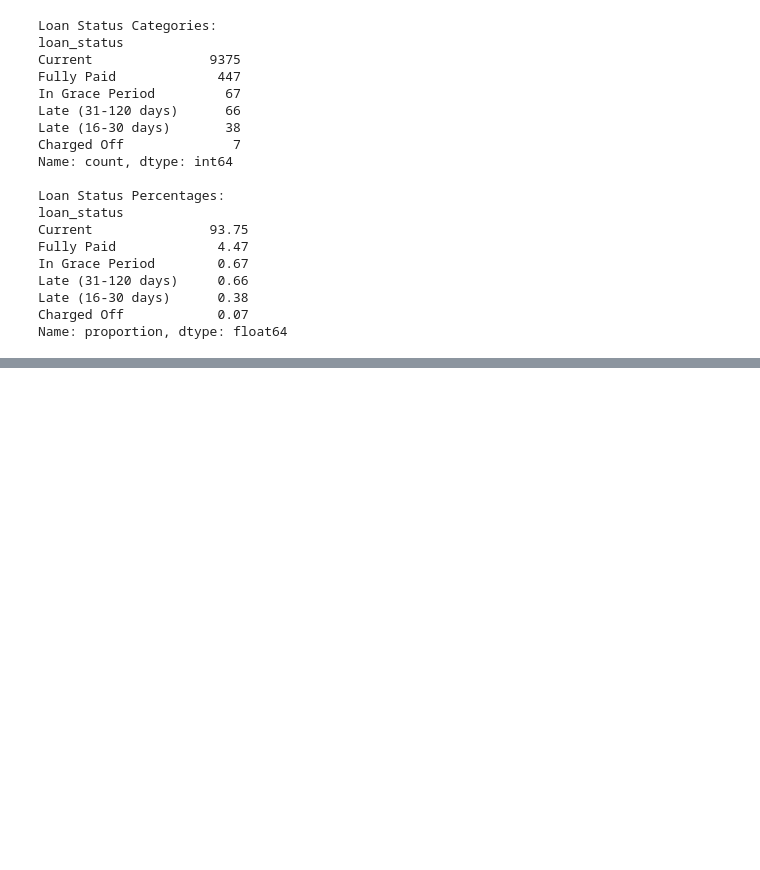
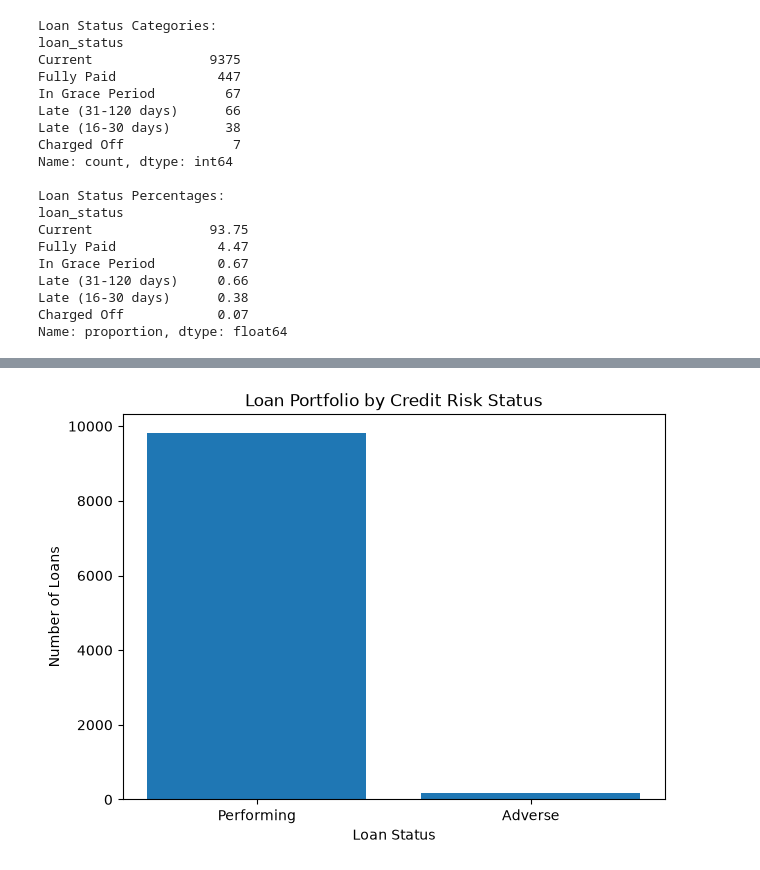
Before and after one commit to That-DataGirly/fintech-credit-risk-analysis, a Jupyter notebook: notebooks/fintech_credit_risk_analysis.ipynb, the cells around one changed output, grey strips where cells are left out. Drawn from its saved outputs; the diff is of its cells as text; code cells hidden in the pictures; blank space fills up the shorter version.

Commit message:
Complete fintech credit risk analysis project

```diff
--- a/notebooks/fintech_credit_risk_analysis.ipynb
+++ b/notebooks/fintech_credit_risk_analysis.ipynb
@@ -346,0 +409,19 @@ Name: proportion, dtype: float64
+# %%
+# Visualize performing vs adverse loans
+
+risk_labels = (
+    df_clean["credit_risk"]
+    .map({0: "Performing", 1: "Adverse"})
+    .value_counts()
+)
+
+plt.figure(figsize=(7, 5))
+plt.bar(risk_labels.index, risk_labels.values)
+
+plt.title("Loan Portfolio by Credit Risk Status")
+plt.xlabel("Loan Status")
+plt.ylabel("Number of Loans")
+
+plt.show()
+# %% [output]
+[figure, added]
```
Also changed, not shown: parts of 33 cells of this notebook, 4 other files.
